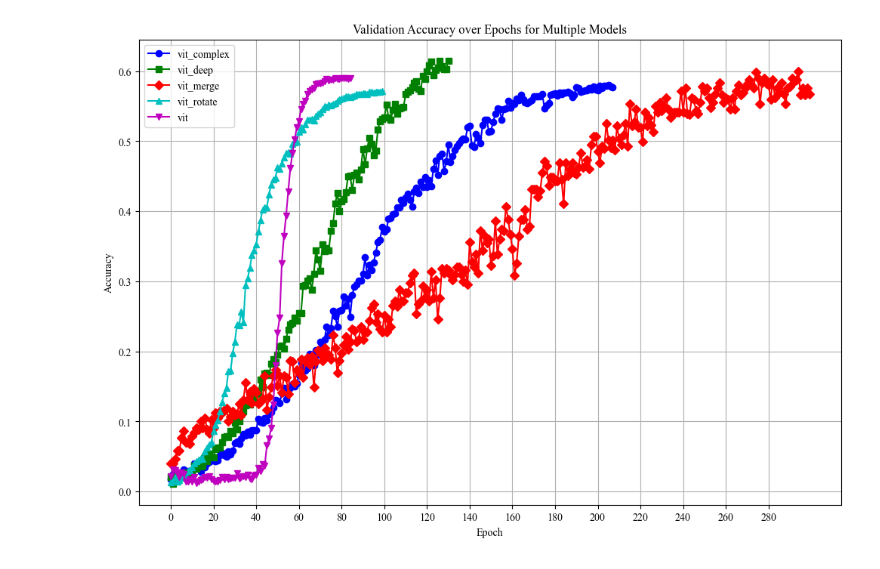
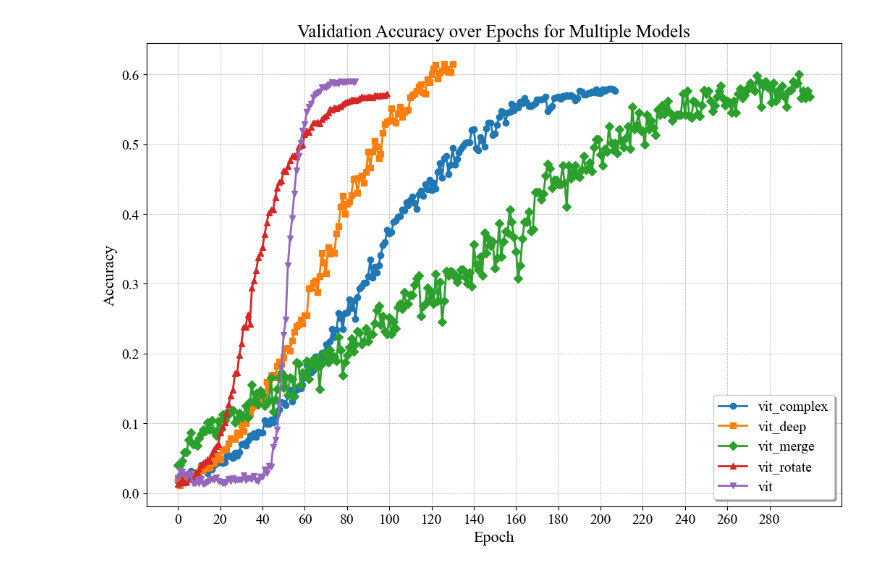
Before and after one commit to BoyangL1/gridpe-vision, a Jupyter notebook: plot.ipynb, the cells around one changed output. Cells and saved outputs as stored; diff of their text form; code cells hidden in the pictures.

Commit message:
beautify accuracy plot

```diff
--- a/plot.ipynb
+++ b/plot.ipynb
@@ -4,7 +4,7 @@ import matplotlib.pyplot as plt
 import os
 
 # 设置字体为Times New Roman
-plt.rcParams.update({'font.family': 'Times New Roman'})
+plt.rcParams.update({'font.family': 'Times New Roman', 'font.size': 14})
 
 # 定义日志文件列表
 logfiles = ["./log/vit_complex.log", "./log/vit_deep.log", "./log/vit_merge.log", "./log/vit_rotate.log", "./log/vit.log"]
@@ -19,42 +19,44 @@ accuracy_pattern = re.compile(r'Validation Accuracy after Epoch \d+: (\d+\.\d+)'
 
 # 读取每个日志文件并提取accuracy
 for logfile in logfiles:
     accuracies = []
     with open(logfile, 'r') as file:
         for line in file:
             match = accuracy_pattern.search(line)
             if match:
                 accuracy = float(match.group(1))
                 accuracies.append(accuracy)
     all_accuracies.append(accuracies)
     all_epochs.append(range(0, len(accuracies)))
     # 提取日志文件的名称作为标签（去掉路径和扩展名）
     labels.append(os.path.splitext(os.path.basename(logfile))[0])
 
-# 设置图形大小
+# 设置图形大小和边距
 plt.figure(figsize=(12, 8))
+plt.subplots_adjust(left=0.1, right=0.9, top=0.9, bottom=0.1)
 
 # 生成不同颜色和标记样式
-colors = ['b', 'g', 'r', 'c', 'm']
+colors = ['#1f77b4', '#ff7f0e', '#2ca02c', '#d62728', '#9467bd']
 markers = ['o', 's', 'D', '^', 'v']
 
 # 为每个文件绘制accuracy曲线
 for i in range(len(logfiles)):
-    plt.plot(all_epochs[i], all_accuracies[i], marker=markers[i], linestyle='-', color=colors[i], label=labels[i])
+    plt.plot(all_epochs[i], all_accuracies[i], marker=markers[i], linestyle='-', color=colors[i], label=labels[i], linewidth=2)
 
 # 添加图标题和标签
-plt.title('Validation Accuracy over Epochs for Multiple Models')
-plt.xlabel('Epoch')
-plt.ylabel('Accuracy')
-plt.grid(True)
+plt.title('Validation Accuracy over Epochs for Multiple Models', fontsize=18)
+plt.xlabel('Epoch', fontsize=16)
+plt.ylabel('Accuracy', fontsize=16)
+plt.grid(True, linestyle='--', linewidth=0.5)
 
 # 设置每20个epoch显示一个x轴刻度
-plt.xticks(range(0, max(len(acc) for acc in all_accuracies), 20))
+plt.xticks(range(0, max(len(acc) for acc in all_accuracies), 20), fontsize=14)
+plt.yticks(fontsize=14)
 
-# 显示图例
-plt.legend()
-
+# 显示图例并调整位置
+plt.legend(fontsize=14, loc='lower right', frameon=True, shadow=True)
+plt.savefig("Fig4.png", dpi=300, bbox_inches='tight' )
 # 显示图像
 plt.show()
 # %% [output]
-[figure, old version]
+[figure, new version]
```
Also changed, not shown: parts of 1 cell of this notebook.
